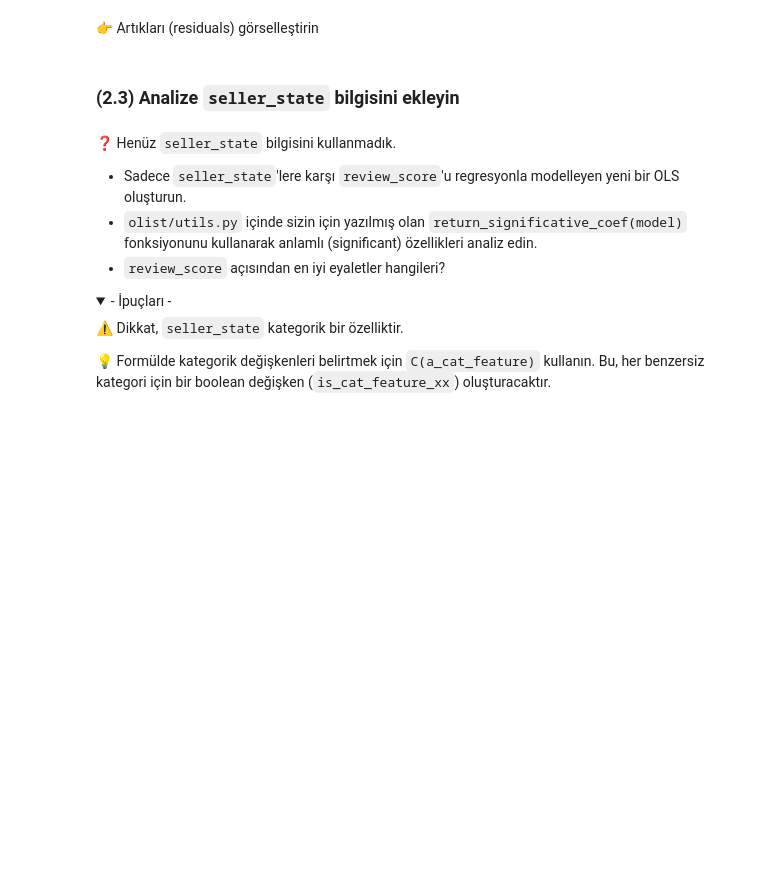
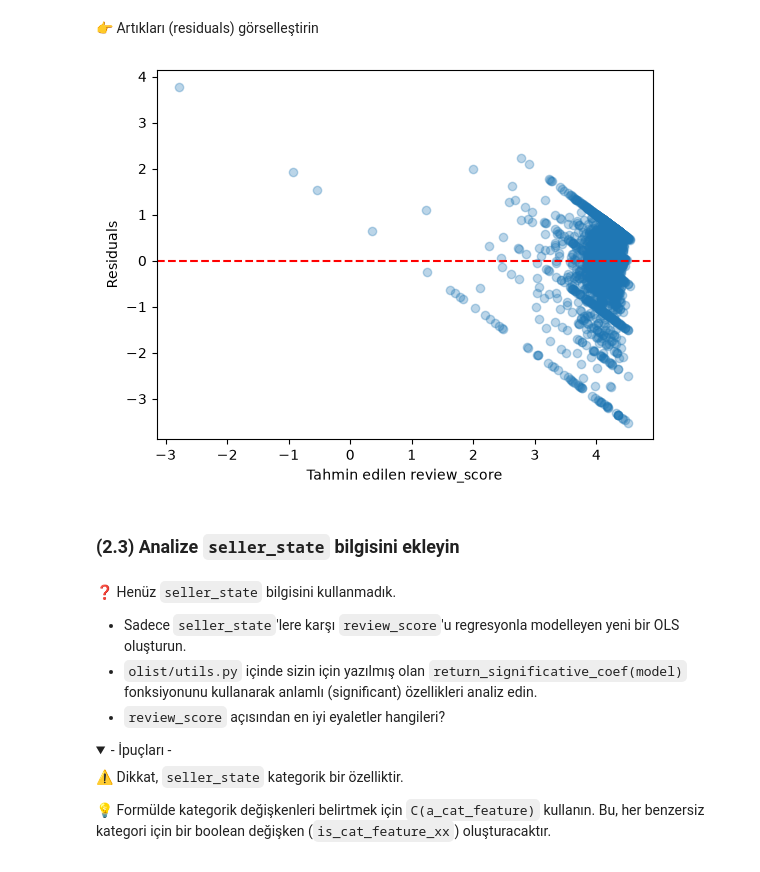
Before and after one commit to serenkayranerbas/data-sellers, a Jupyter notebook: sellers.ipynb, the cells around one changed output. Saved outputs shown, nothing was run; the diff lists cells and outputs as text; code cells hidden in the pictures; folded sections open; blank space fills up the shorter version.

```diff
--- a/sellers.ipynb
+++ b/sellers.ipynb
@@ -263,3 +294,11 @@ model = smf.ols(formula=f"review_score ~ {'+ '.join(features)}", data=sellers_st
+# %%
+plt.scatter(model.fittedvalues, model.resid, alpha=0.3)
+plt.axhline(0, color="red", linestyle="--")
+plt.xlabel("Tahmin edilen review_score")
+plt.ylabel("Residuals")
+plt.show()
+# %% [output]
+[figure, added]
 # %% [markdown]
 ### (2.3) Analize `seller_state` bilgisini ekleyin
 # %% [markdown]
```
Also changed, not shown: parts of 24 cells of this notebook.
